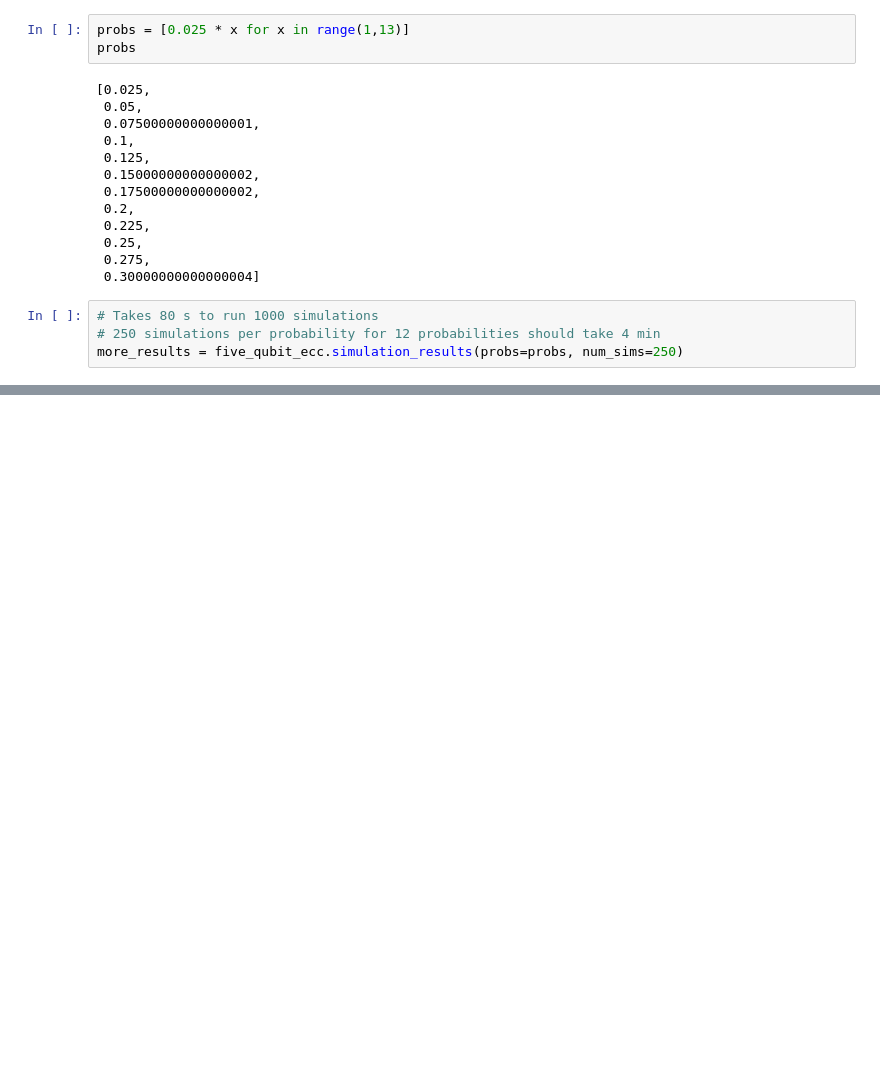
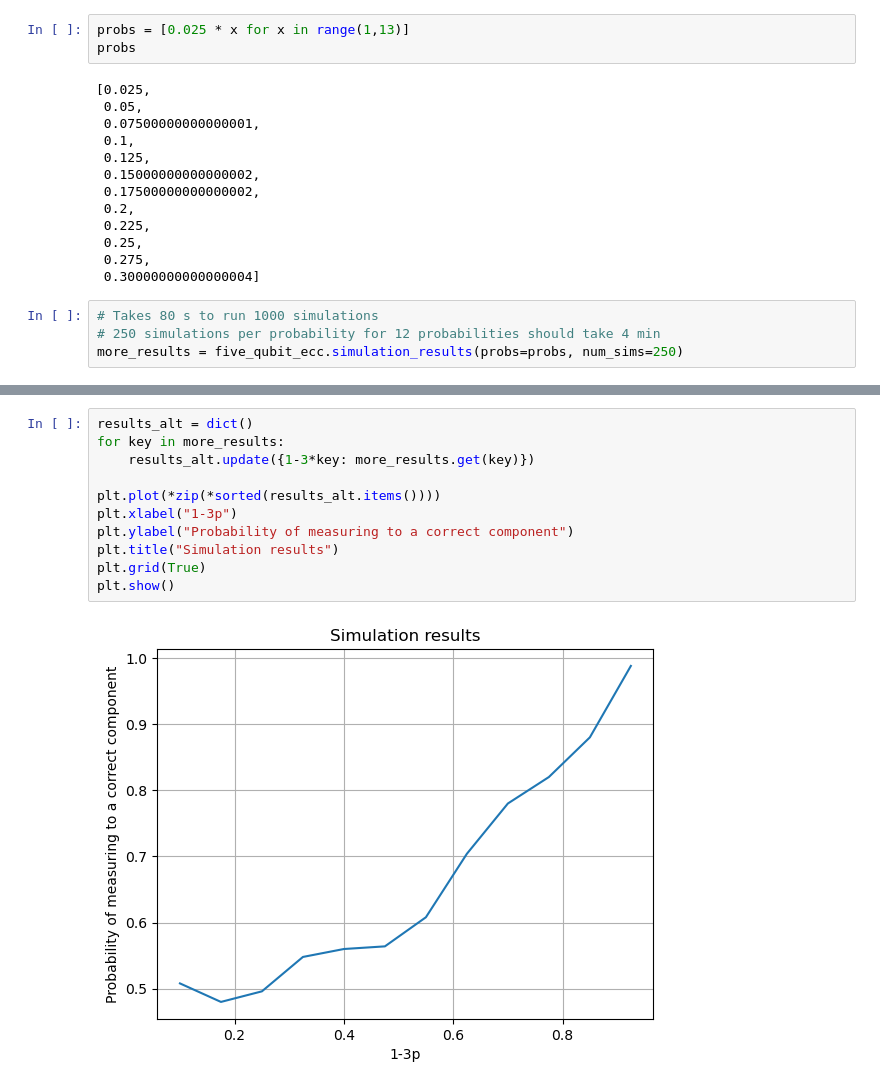
Before and after one commit to adn1995/five-qubit-ecc, a Jupyter notebook: simulation.ipynb, the cells around one changed output, grey strips where cells are left out. Drawn from its saved outputs; the diff is of its cells as text; blank space fills up the shorter version.

```diff
--- a/simulation.ipynb
+++ b/simulation.ipynb
@@ -44,0 +59,13 @@ plt.plot(*zip(*sorted(more_results.items())))
+# %%
+results_alt = dict()
+for key in more_results:
+    results_alt.update({1-3*key: more_results.get(key)})
+
+plt.plot(*zip(*sorted(results_alt.items())))
+plt.xlabel("1-3p")
+plt.ylabel("Probability of measuring to a correct component")
+plt.title("Simulation results")
+plt.grid(True)
+plt.show()
+# %% [output]
+[figure, added]
```
Also changed, not shown: parts of 4 cells of this notebook.
